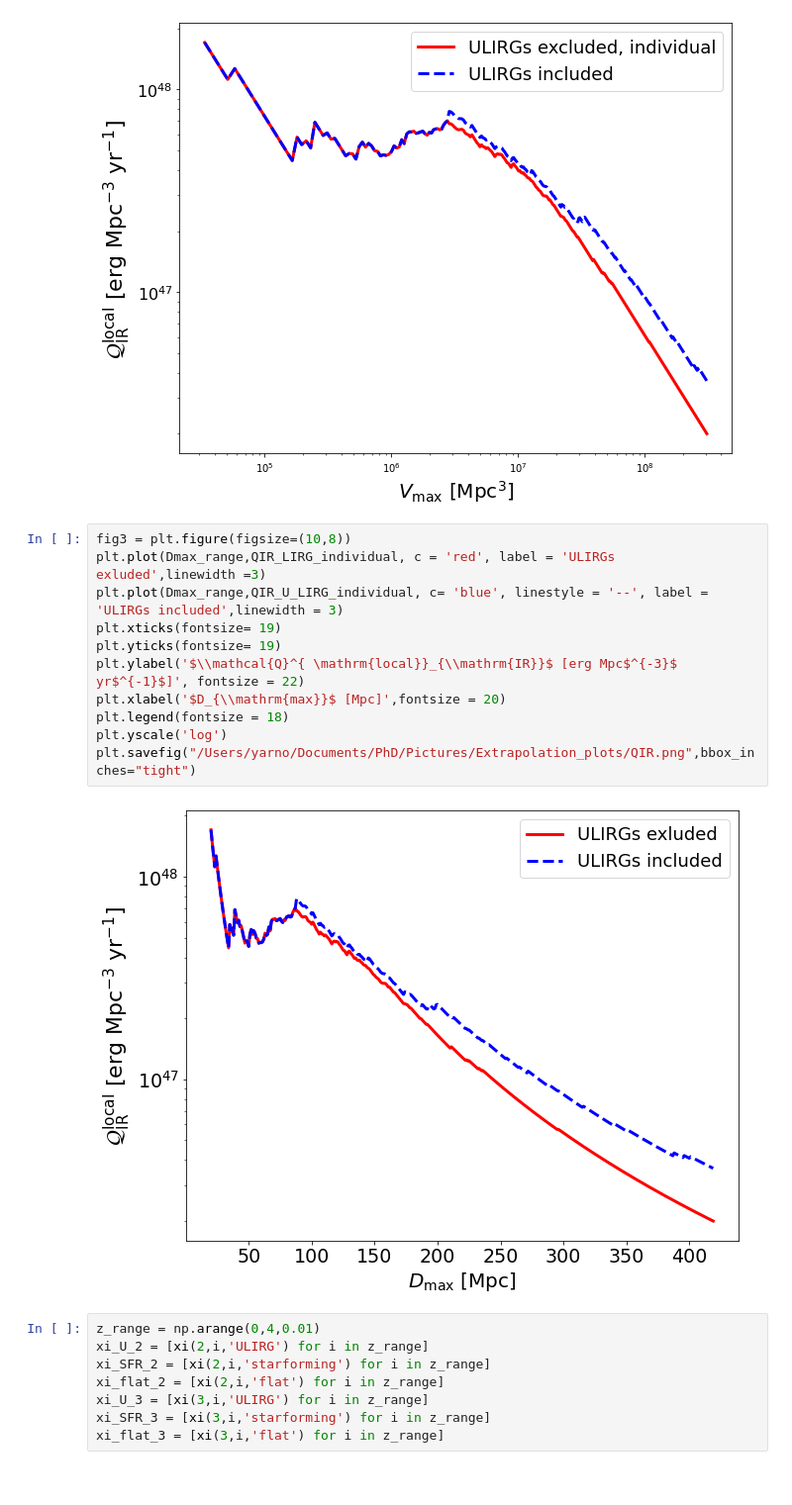
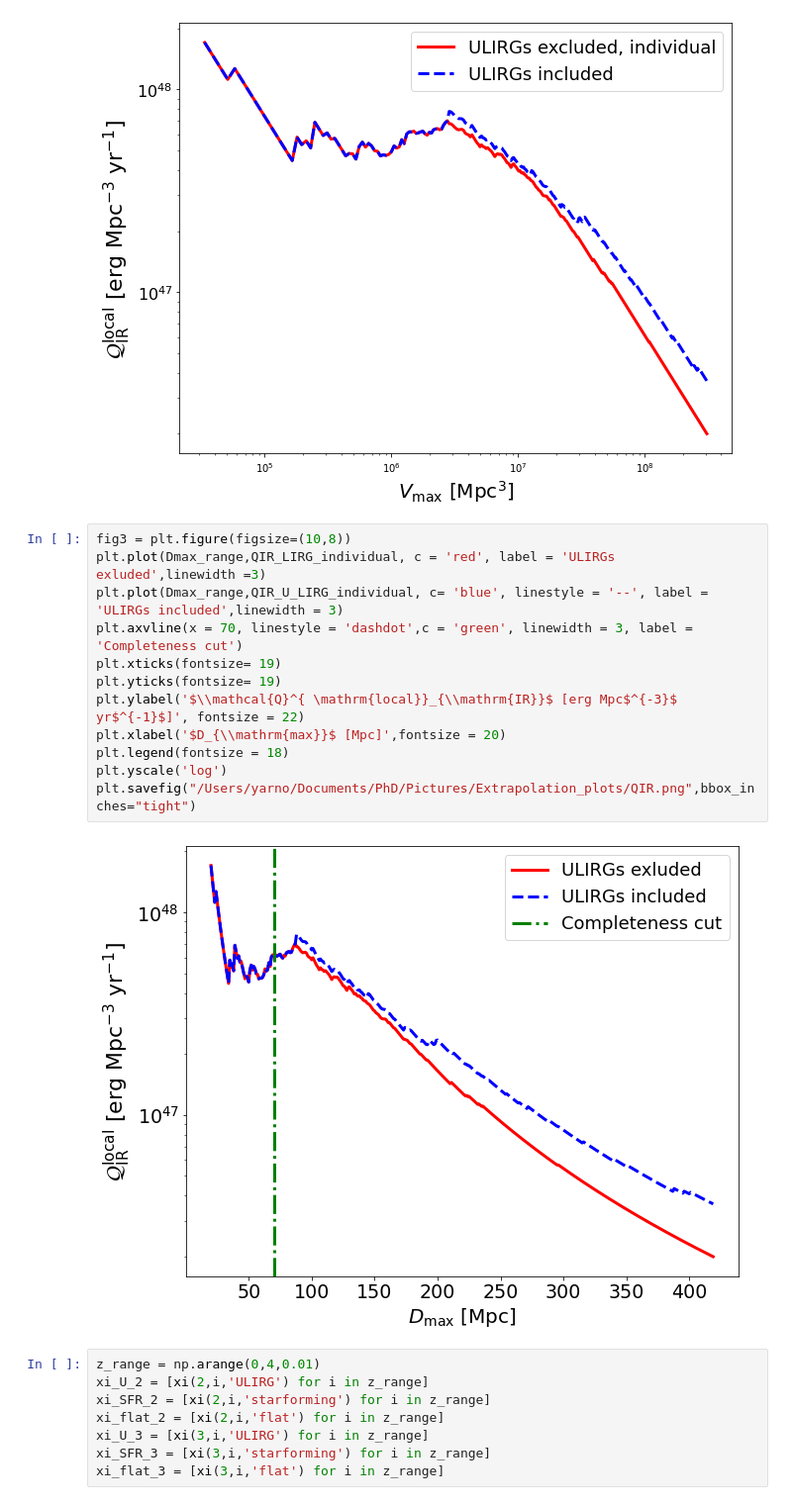
Before and after one commit to YarnoMerckx/diffuse-neutrino-flux-u-lirgs, a Jupyter notebook: Extrapolation.ipynb, the cells around one changed output. Shown at 99% size. Saved outputs shown, nothing was run; the diff lists cells and outputs as text.

```diff
--- a/Extrapolation.ipynb
+++ b/Extrapolation.ipynb
@@ -125,16 +125,17 @@ plt.xscale('log')
 # %%
 fig3 = plt.figure(figsize=(10,8))
 plt.plot(Dmax_range,QIR_LIRG_individual, c = 'red', label = 'ULIRGs exluded',linewidth =3)
 plt.plot(Dmax_range,QIR_U_LIRG_individual, c= 'blue', linestyle = '--', label = 'ULIRGs included',linewidth = 3)
+plt.axvline(x = 70, linestyle = 'dashdot',c = 'green', linewidth = 3, label = 'Completeness cut')
 plt.xticks(fontsize= 19)
 plt.yticks(fontsize= 19)
 plt.ylabel('$\\mathcal{Q}^{ \mathrm{local}}_{\\mathrm{IR}}$ [erg Mpc$^{-3}$ yr$^{-1}$]', fontsize = 22)
 plt.xlabel('$D_{\\mathrm{max}}$ [Mpc]',fontsize = 20)
 plt.legend(fontsize = 18)
 plt.yscale('log')
 plt.savefig("/Users/yarno/Documents/PhD/Pictures/Extrapolation_plots/QIR.png",bbox_inches="tight")
 # %% [output]
-[figure, old version]
+[figure, new version]
 # %%
 z_range = np.arange(0,4,0.01)
 xi_U_2 = [xi(2,i,'ULIRG') for i in z_range]
```
Also changed, not shown: parts of 1 cell of this notebook.
